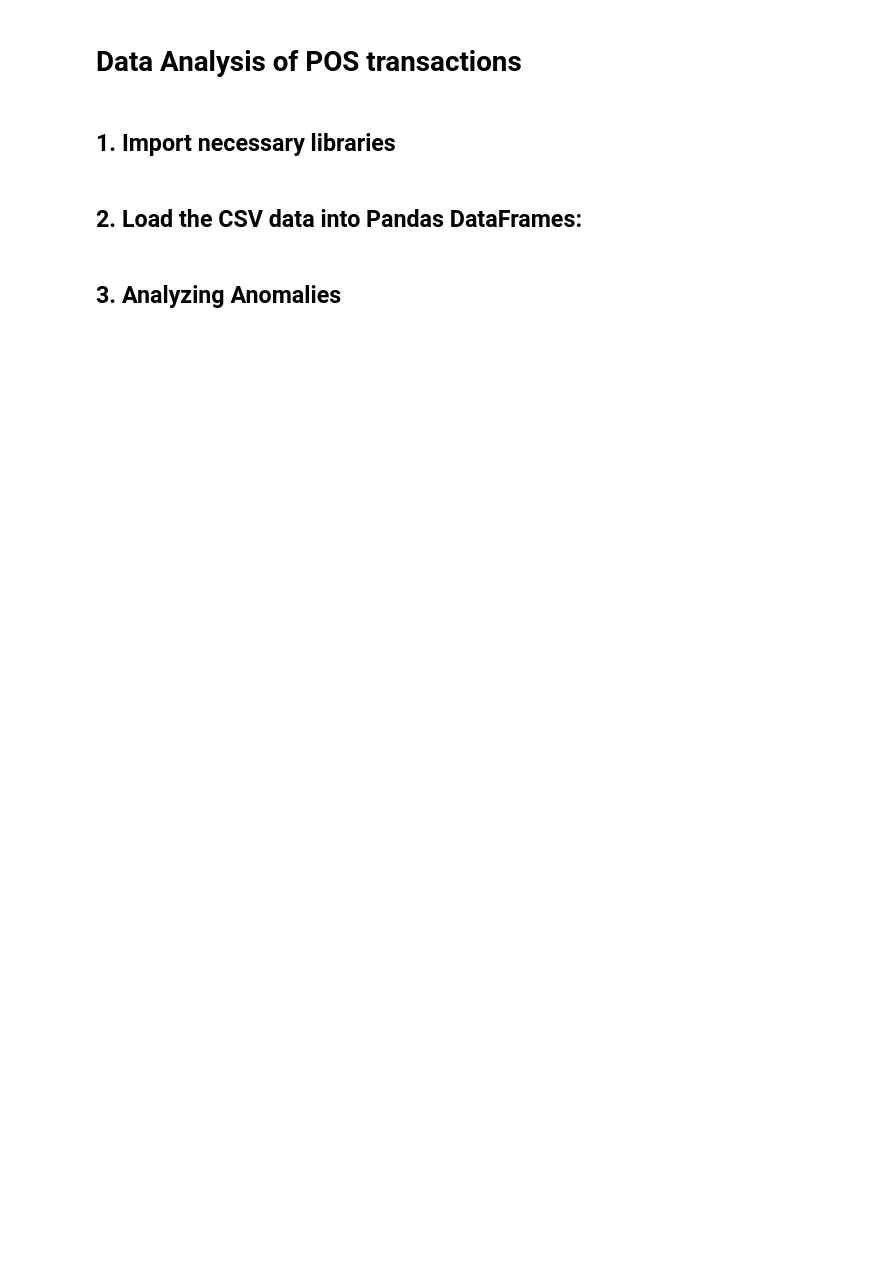
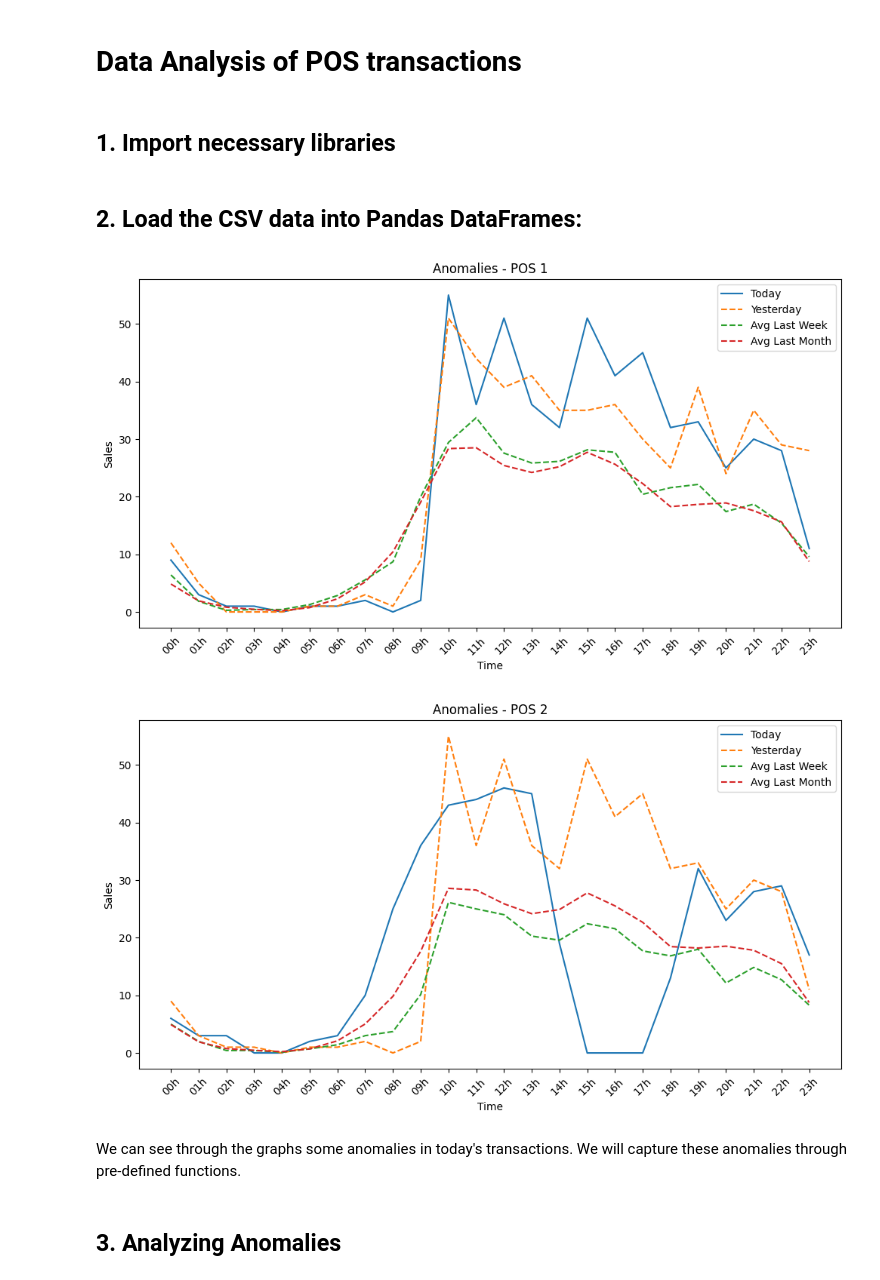
Before and after one commit to pedronatanaelfs/monitoring-test-case, a Jupyter notebook: Notebooks/data_analysis.ipynb, the cells around one changed output. Drawn from its saved outputs; the diff is of its cells as text; code cells hidden in the pictures; blank space fills up the shorter version.

```diff
--- a/Notebooks/data_analysis.ipynb
+++ b/Notebooks/data_analysis.ipynb
@@ -11,5 +11,36 @@ import seaborn as sns
 # %%
 pos1_data = pd.read_csv('../data/POS/checkout_1.csv')
 pos2_data = pd.read_csv('../data/POS/checkout_2.csv')
+# %%
+# Analysis Graph - POS 1
+plt.figure(figsize=(12, 6))
+sns.lineplot(x='time', y='today', data=pos1_data, label='Today')
+sns.lineplot(x='time', y='yesterday', data=pos1_data, label='Yesterday', linestyle='dashed')
+sns.lineplot(x='time', y='avg_last_week', data=pos1_data, label='Avg Last Week', linestyle='dashed')
+sns.lineplot(x='time', y='avg_last_month', data=pos1_data, label='Avg Last Month', linestyle='dashed')
+plt.title('Anomalies - POS 1')
+plt.xlabel('Time')
+plt.ylabel('Sales')
+plt.xticks(rotation=45)
+plt.legend()
+plt.show()
+
+# Analysis Graph - POS 2
+plt.figure(figsize=(12, 6))
+sns.lineplot(x='time', y='today', data=pos2_data, label='Today')
+sns.lineplot(x='time', y='yesterday', data=pos2_data, label='Yesterday', linestyle='dashed')
+sns.lineplot(x='time', y='avg_last_week', data=pos2_data, label='Avg Last Week', linestyle='dashed')
+sns.lineplot(x='time', y='avg_last_month', data=pos2_data, label='Avg Last Month', linestyle='dashed')
+plt.title('Anomalies - POS 2')
+plt.xlabel('Time')
+plt.ylabel('Sales')
+plt.xticks(rotation=45)
+plt.legend()
+plt.show()
+# %% [output]
+[figure, added]
+[figure, added]
+# %% [markdown]
+We can see through the graphs some anomalies in today's transactions. We will capture these anomalies through pre-defined functions.
 # %% [markdown]
 ## 3. Analyzing Anomalies
```
Also changed, not shown: parts of 5 cells of this notebook, 2 other files.
